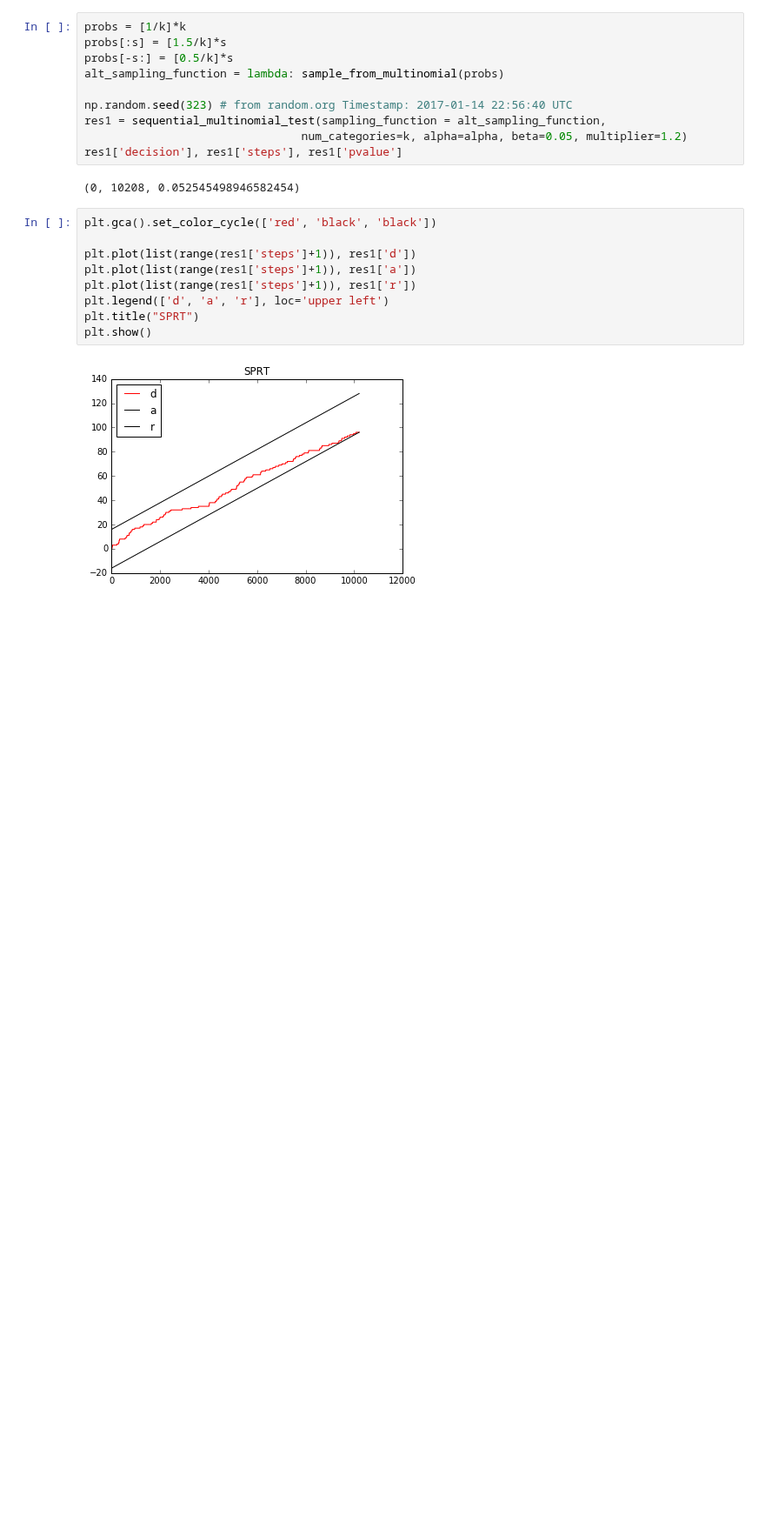
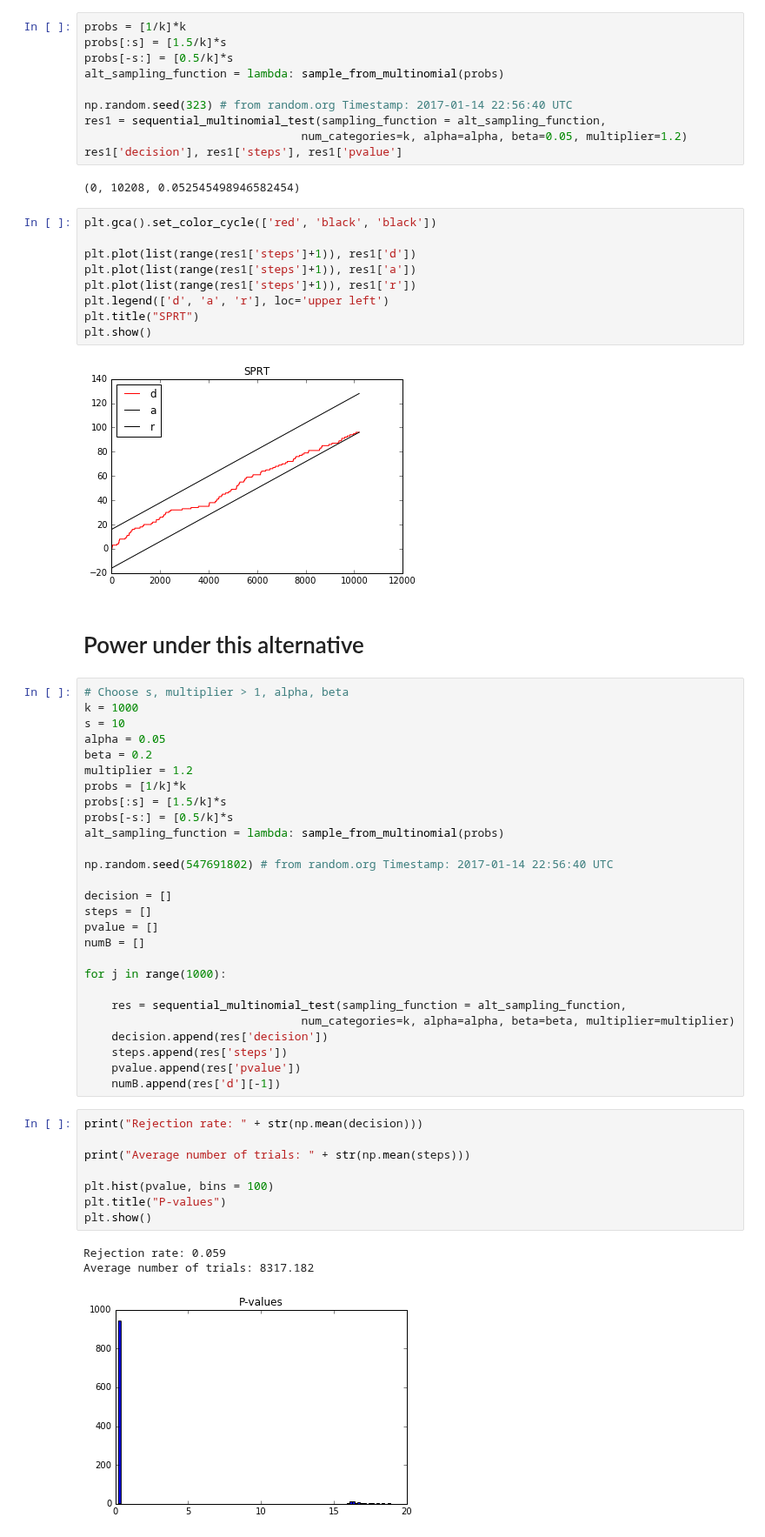
Before and after one commit to kellieotto/prngs-and-permutations, a Jupyter notebook: Code/SPRT/sprt-simulations.ipynb, the cells around one changed output. Shown at 87% size. Cells and saved outputs as stored; diff of their text form; blank space fills up the shorter version.

Commit message:
Add simulation under alternative

```diff
--- a/Code/SPRT/sprt-simulations.ipynb
+++ b/Code/SPRT/sprt-simulations.ipynb
@@ -217,3 +217,44 @@ plt.title("SPRT")
 plt.show()
 # %% [output]
 [figure]
+# %% [markdown]
+# Power under this alternative
+# %%
+# Choose s, multiplier > 1, alpha, beta
+k = 1000
+s = 10
+alpha = 0.05
+beta = 0.2
+multiplier = 1.2
+probs = [1/k]*k
+probs[:s] = [1.5/k]*s
+probs[-s:] = [0.5/k]*s
+alt_sampling_function = lambda: sample_from_multinomial(probs)
+
+np.random.seed(547691802) # from random.org Timestamp: 2017-01-14 22:56:40 UTC
+
+decision = []
+steps = []
+pvalue = []
+numB = []
+
+for j in range(1000):
+
+    res = sequential_multinomial_test(sampling_function = alt_sampling_function,
+                                num_categories=k, alpha=alpha, beta=beta, multiplier=multiplier)
+    decision.append(res['decision'])
+    steps.append(res['steps'])
+    pvalue.append(res['pvalue'])
+    numB.append(res['d'][-1])
+# %%
+print("Rejection rate: " + str(np.mean(decision)))
+
+print("Average number of trials: " + str(np.mean(steps)))
+
+plt.hist(pvalue, bins = 100)
+plt.title("P-values")
+plt.show()
+# %% [output]
+Rejection rate: 0.059
+Average number of trials: 8317.182
+[figure, added]
```
Also changed, not shown: parts of 2 cells of this notebook.
